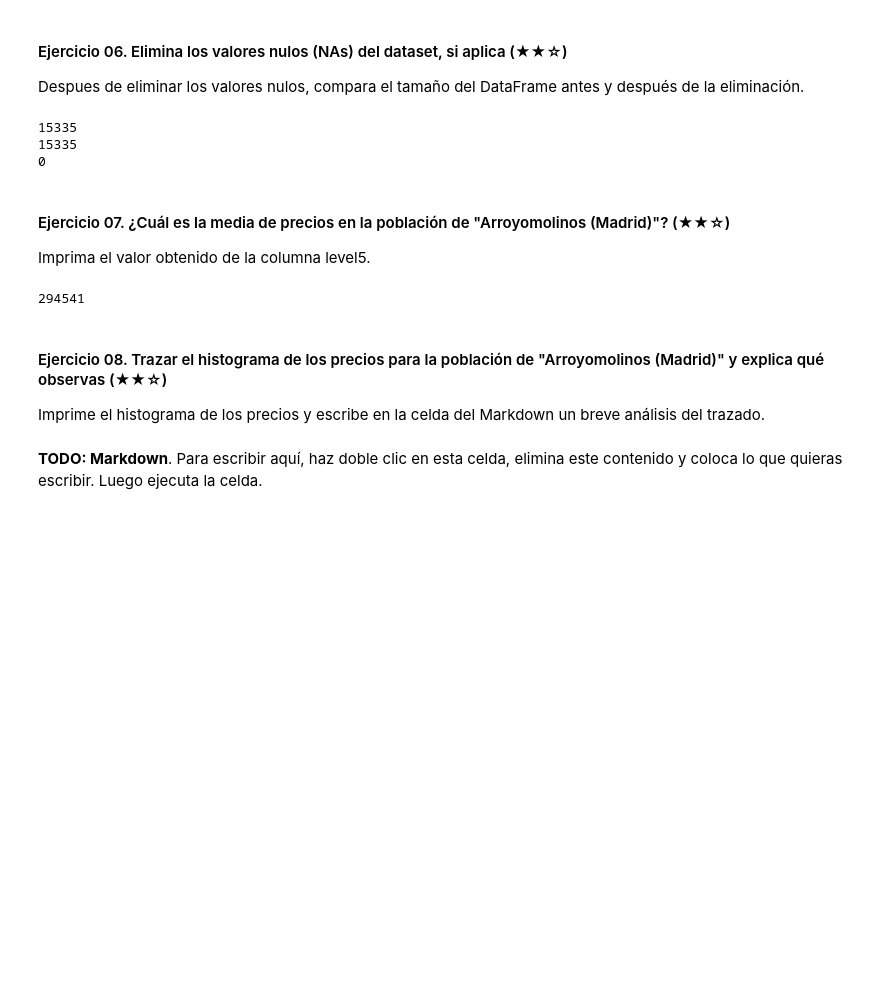
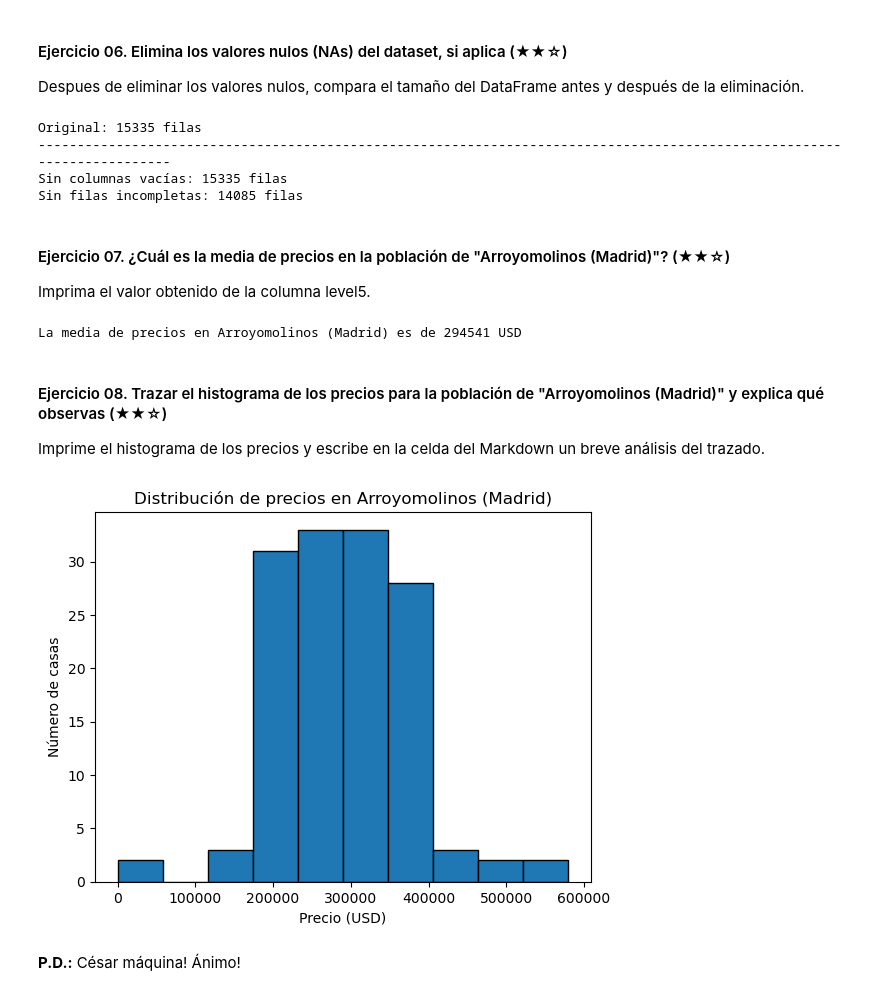
Before and after one commit to Cerco01/data-clean-up-pandas-for-beginners-project, a Jupyter notebook: project.es.ipynb, the cells around one changed output. Drawn from its saved outputs; the diff is of its cells as text; code cells hidden in the pictures; blank space fills up the shorter version.

Commit message:
Completa ejercicios 03-08 con comentarios y correcciones

```diff
--- a/project.es.ipynb
+++ b/project.es.ipynb
@@ -341,51 +318,61 @@ dtype: bool
 #### Ejercicio 06. Elimina los valores nulos (NAs) del dataset, si aplica (★★☆)
 
 Despues de eliminar los valores nulos, compara el tamaño del DataFrame antes y después de la eliminación.
-# %%
-csv_without_nan = df.dropna(how='all') # Elimina si tiene todos los valores nulos
-csv_without_null = df.dropna() # Elimina si tiene valores nulos
-
-print(len(df))
-print(len(csv_without_nan))
-print(len(csv_without_null))
-# %% [output]
-15335
-15335
-0
+# %%
+# Eliminamos solo las columnas completamente vacías. Con "axis=1" trabajamos sobre columnas. Con "how='all'" eliminamos solo si las columnas están completamente vacías
+df_clean_cols = df.dropna(axis=1, how='all')
+
+# O también podemos eliminar filas donde faltan columnas importantes con "subset=['<columnas>,<a>,<eliminar>']"
+df_clean_rows = df.dropna(subset=['price', 'address', 'surface'])
+
+# Mostramos en pantalla el antes y el después
+print(f"Original: {len(df)} filas")
+print(SEPARATOR)
+print(f"Sin columnas vacías: {len(df_clean_cols)} filas")
+print(f"Sin filas incompletas: {len(df_clean_rows)} filas")
+# %% [output]
+Original: 15335 filas
+------------------------------------------------------------------------------------------------------------------------
+Sin columnas vacías: 15335 filas
+Sin filas incompletas: 14085 filas
 # %% [markdown]
 #### Ejercicio 07. ¿Cuál es la media de precios en la población de "Arroyomolinos (Madrid)"? (★★☆)
 
 Imprima el valor obtenido de la columna level5.
 # %%
-import numpy as np
-
+# Filtramos el DataFrame para quedarnos solo con las filas de Arroyomolinos
 arroyomolinos = df[df['level5'] == 'Arroyomolinos (Madrid)']
 
-# media = np.mean(list(arroyomolinos['price']))
+# Calculamos la media de precios y la convertimos a entero para quitar decimales
+am_price_mean = int(arroyomolinos['price'].mean())
 
-int(np.average(arroyomolinos['price']))
-int(np.mean(arroyomolinos['price']))
+# Mostramos el f-string en la terminal
+print(f"La media de precios en Arroyomolinos (Madrid) es de {am_price_mean} USD")
 # %% [output]
-294541
+La media de precios en Arroyomolinos (Madrid) es de 294541 USD
 # %% [markdown]
 #### Ejercicio 08. Trazar el histograma de los precios para la población de "Arroyomolinos (Madrid)" y explica qué observas (★★☆)
 
 Imprime el histograma de los precios y escribe en la celda del Markdown un breve análisis del trazado.
 # %%
+# Importamos la librería matplotlib con su acrónimo pero solo utilizando la parte de ".pyplot" que es la que nos hace falta
 import matplotlib.pyplot as plt
 
-# Trazar el histograma de precios
-# 1. Crear o cargar datos
-data = {'valores': [1, 2, 2, 3, 3, 3, 4, 4, 4, 4, 5, 5, 6]}
-df = pd.DataFrame(data)
+# Creamos el histograma con ".hist(<datos['columna']>, <bins='rangos_división_precios'>, <edgecolor='color_bordes'>)"
+plt.hist(arroyomolinos['price'], bins=10, edgecolor='black')
 
-# 2. Trazar histograma básico
-plt.hist(df['valores'], bins=5, edgecolor='black')
+# Con ".title()" ponemos el título
+plt.title('Distribución de precios en Arroyomolinos (Madrid)')
 
-# 3. Personalizar y mostrar
-plt.title('Histograma Básico')
-plt.xlabel('Intervalos')
-plt.ylabel('Frecuencia')
+# Con ".xlabel()" ponemos el título del eje X
+plt.xlabel('Precio (USD)')
+
+# Con ".ylabel()" ponemos el título del eje Y
+plt.ylabel('Número de casas')
+
+# Mostramos en consola con la función ".show()"
 plt.show()
+# %% [output]
+[figure, added]
 # %% [markdown]
-**TODO: Markdown**. Para escribir aquí, haz doble clic en esta celda, elimina este contenido y coloca lo que quieras escribir. Luego ejecuta la celda.
+**P.D.:** César máquina! Ánimo!
```
Also changed, not shown: parts of 10 cells of this notebook.
